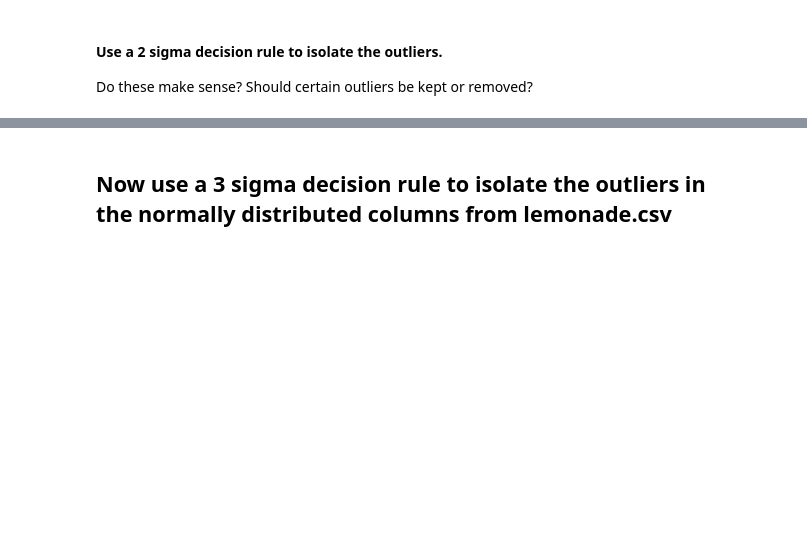
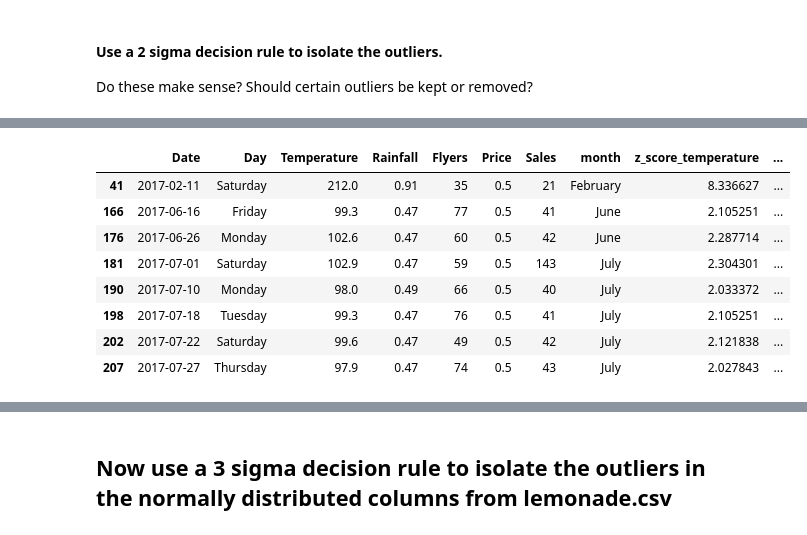
Before and after one commit to jeffakins/anomaly-detection-exercises, a Jupyter notebook: continuous_probabilistic_methods.ipynb, the cells around one changed output, grey strips where cells are left out. Saved outputs shown, nothing was run; the diff lists cells and outputs as text; code cells hidden in the pictures; blank space fills up the shorter version.

```diff
--- a/continuous_probabilistic_methods.ipynb
+++ b/continuous_probabilistic_methods.ipynb
@@ -236,0 +252,12 @@ Should certain outliers be kept or removed?
+# %%
+lemonade[lemonade.z_score_temperature > 2]
+# %% [output]
+|  | Date | Day | Temperature | Rainfall | Flyers | Price | Sales | month | z_score_temperature | ... |
+| 41 | 2017-02-11 | Saturday | 212.0 | 0.91 | 35 | 0.5 | 21 | February | 8.336627 | ... |
+| 166 | 2017-06-16 | Friday | 99.3 | 0.47 | 77 | 0.5 | 41 | June | 2.105251 | ... |
+| 176 | 2017-06-26 | Monday | 102.6 | 0.47 | 60 | 0.5 | 42 | June | 2.287714 | ... |
+| 181 | 2017-07-01 | Saturday | 102.9 | 0.47 | 59 | 0.5 | 143 | July | 2.304301 | ... |
+| 190 | 2017-07-10 | Monday | 98.0 | 0.49 | 66 | 0.5 | 40 | July | 2.033372 | ... |
+| 198 | 2017-07-18 | Tuesday | 99.3 | 0.47 | 76 | 0.5 | 41 | July | 2.105251 | ... |
+| 202 | 2017-07-22 | Saturday | 99.6 | 0.47 | 49 | 0.5 | 42 | July | 2.121838 | ... |
+| 207 | 2017-07-27 | Thursday | 97.9 | 0.47 | 74 | 0.5 | 43 | July | 2.027843 | ... |
```
Also changed, not shown: parts of 15 cells of this notebook, 1 other file.
